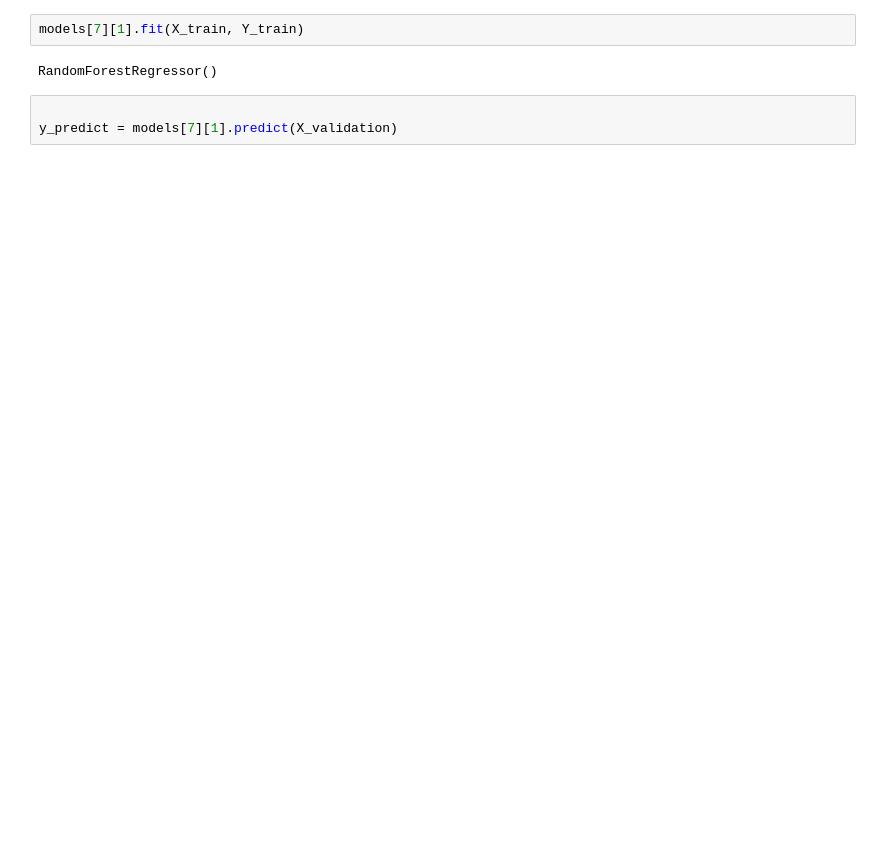
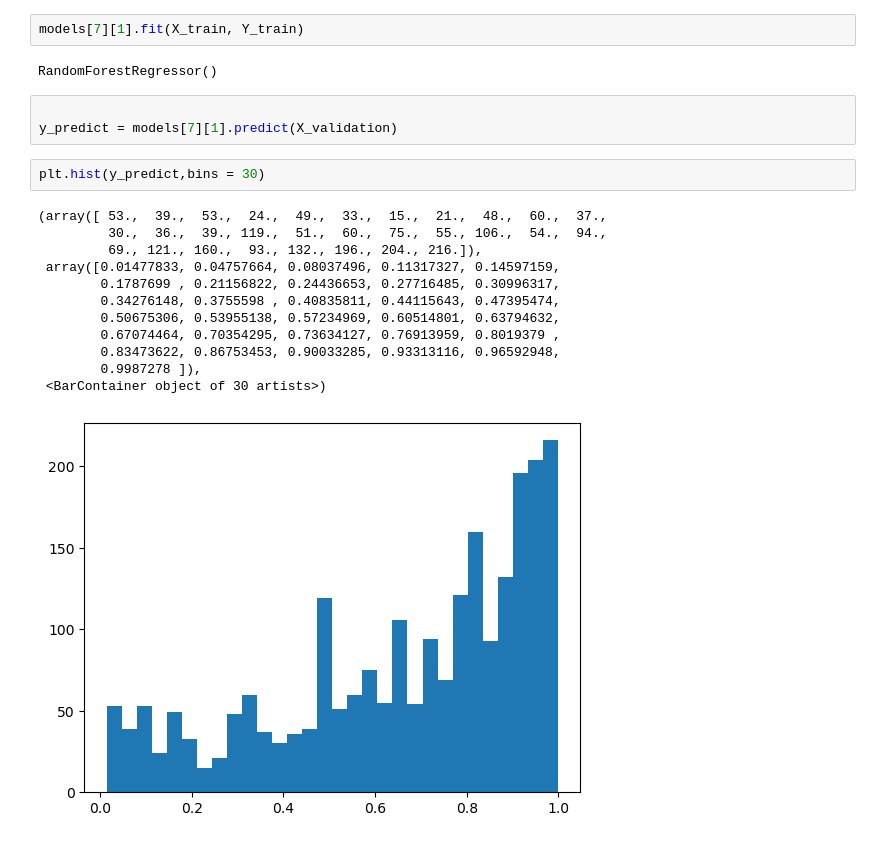
Before and after one commit to OneZan/Porfolios, a Jupyter notebook: 99-roboadvisor_tuned.ipynb, the cells around one changed output. Cells and saved outputs as stored; diff of their text form; blank space fills up the shorter version.

```diff
--- a/99-roboadvisor_tuned.ipynb
+++ b/99-roboadvisor_tuned.ipynb
@@ -449,3 +526,18 @@ RandomForestRegressor()
 # %%
 
 y_predict = models[7][1].predict(X_validation)
+# %%
+plt.hist(y_predict,bins = 30)
+# %% [output]
+(array([ 53.,  39.,  53.,  24.,  49.,  33.,  15.,  21.,  48.,  60.,  37.,
+         30.,  36.,  39., 119.,  51.,  60.,  75.,  55., 106.,  54.,  94.,
+         69., 121., 160.,  93., 132., 196., 204., 216.]),
+ array([0.01477833, 0.04757664, 0.08037496, 0.11317327, 0.14597159,
+        0.1787699 , 0.21156822, 0.24436653, 0.27716485, 0.30996317,
+        0.34276148, 0.3755598 , 0.40835811, 0.44115643, 0.47395474,
+        0.50675306, 0.53955138, 0.57234969, 0.60514801, 0.63794632,
+        0.67074464, 0.70354295, 0.73634127, 0.76913959, 0.8019379 ,
+        0.83473622, 0.86753453, 0.90033285, 0.93313116, 0.96592948,
+        0.9987278 ]),
+ <BarContainer object of 30 artists>)
+[figure, added]
```
Also changed, not shown: parts of 61 cells of this notebook, 17 other files.
